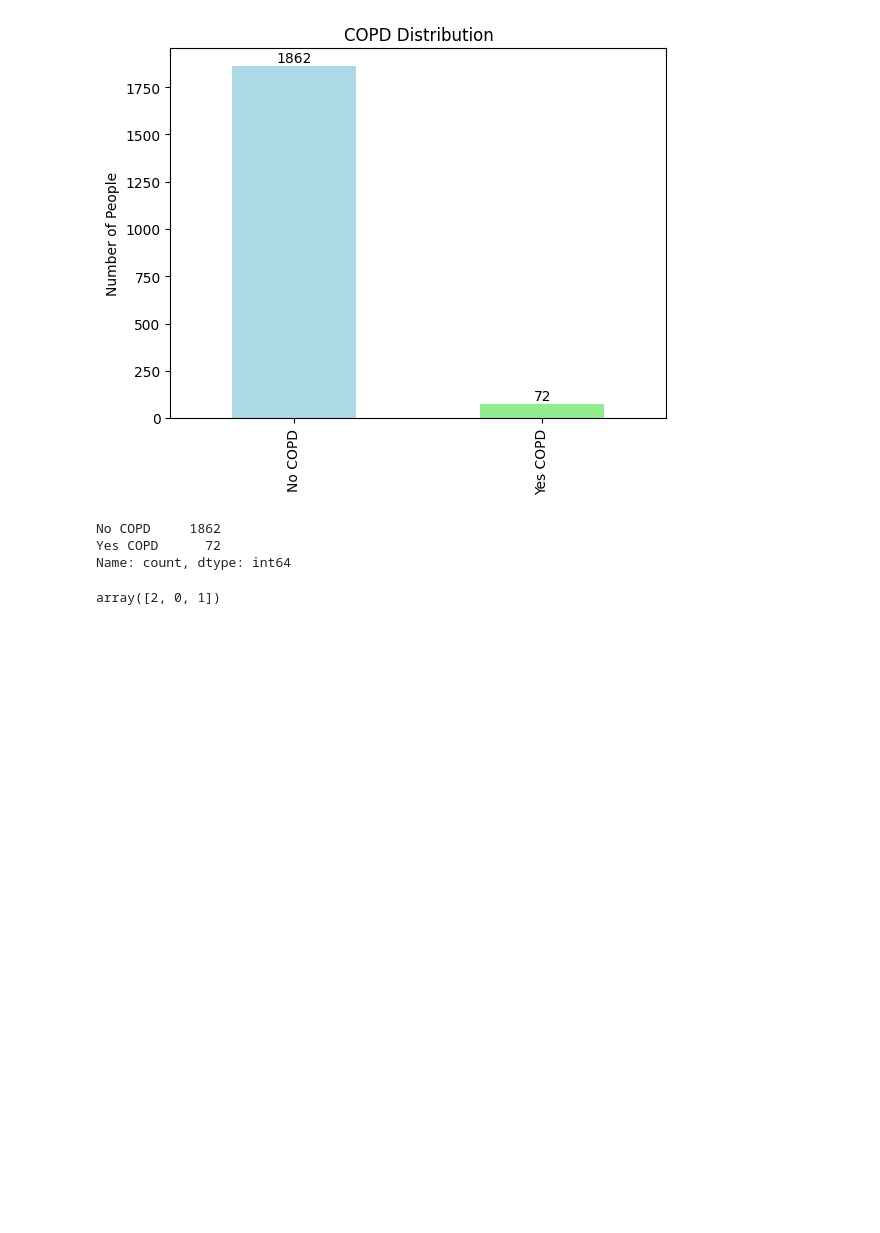
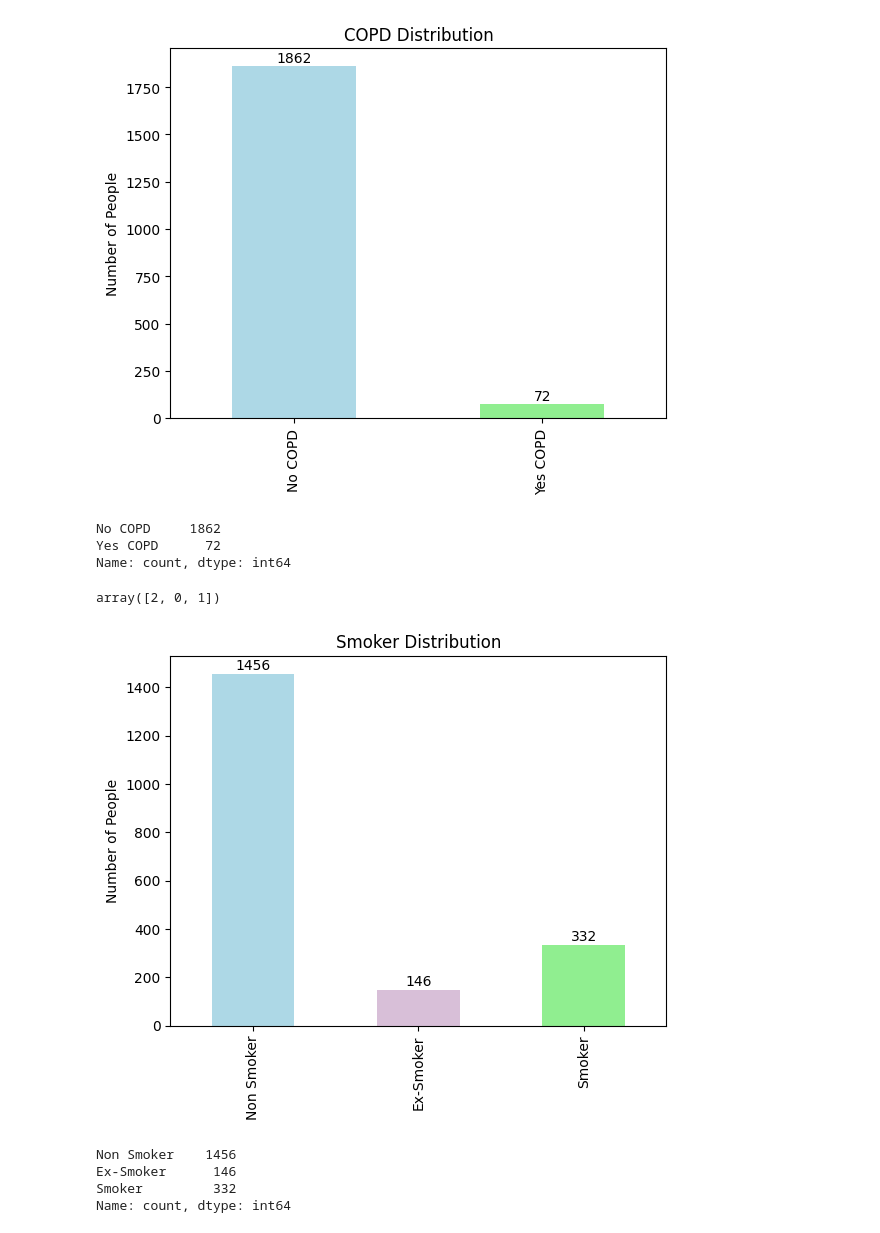
Before and after one commit to preciousiajilore/survival_mtlr, a Jupyter notebook: notebooks/x_before_with_outcomes.ipynb, the cells around one changed output. Drawn from its saved outputs; the diff is of its cells as text; code cells hidden in the pictures; blank space fills up the shorter version.

Commit message:
More cleaning and visualizations

```diff
--- a/notebooks/x_before_with_outcomes.ipynb
+++ b/notebooks/x_before_with_outcomes.ipynb
@@ -265,3 +265,36 @@ Name: count, dtype: int64
 df["smoker"].unique()
 # %% [output]
 array([2, 0, 1])
+# %%
+# Count each value
+# Define the order and labels for all expected values
+smoker_vals = [0, 1, 2]
+smoker_labels = ['Non Smoker', 'Ex-Smoker', 'Smoker']
+colors = ['lightblue', 'thistle', 'lightgreen']
+
+# Count occurrences, reindex to include zeros for missing classes
+counts = df['smoker'].value_counts().sort_index().reindex(smoker_vals, fill_value=0)
+counts.index = smoker_labels
+
+# Plot
+
+#counts.plot(kind='bar', color=colors)
+#plt.ylabel('Number of People')
+#plt.title('Failure Distribution')
+
+ax = counts.plot(kind='bar', color=colors)
+plt.ylabel('Number of People')
+plt.title('Smoker Distribution')
+
+# Add text labels
+for i, v in enumerate(counts):
+    ax.text(i, v + 5, str(v), ha='center', va='bottom')
+plt.show()
+
+print(counts)
+# %% [output]
+[figure, added]
+Non Smoker    1456
+Ex-Smoker      146
+Smoker         332
+Name: count, dtype: int64
```
Also changed, not shown: parts of 37 cells of this notebook, 3 other files.
